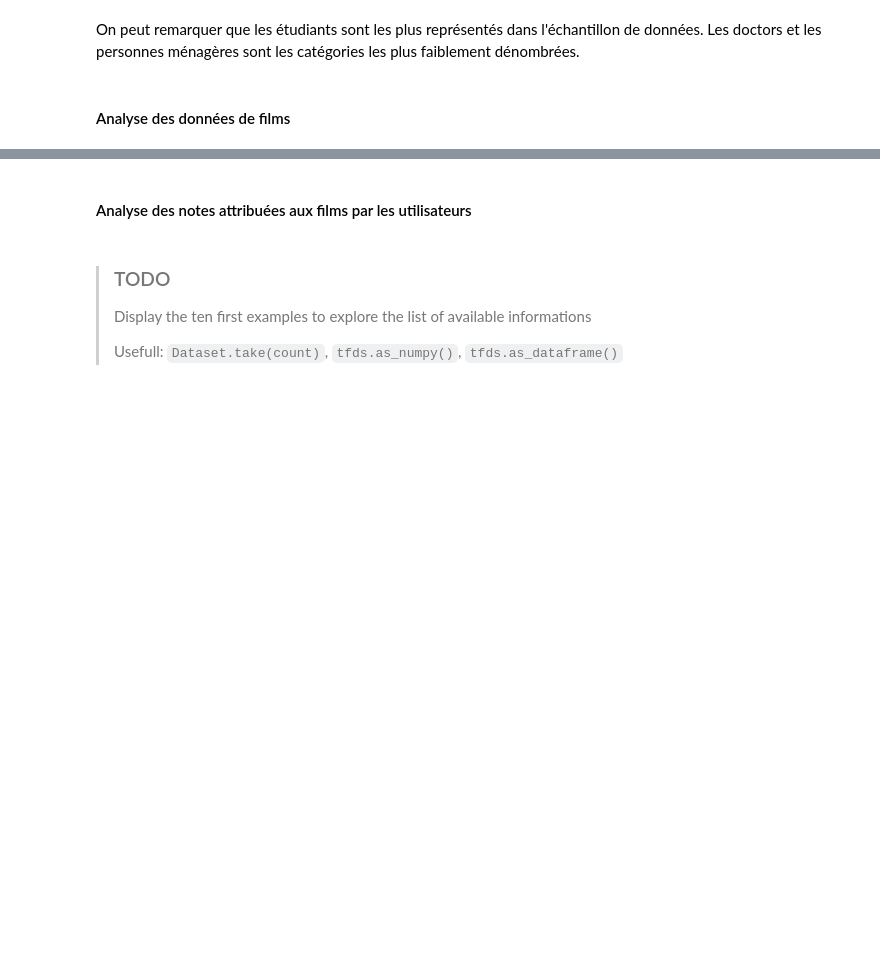
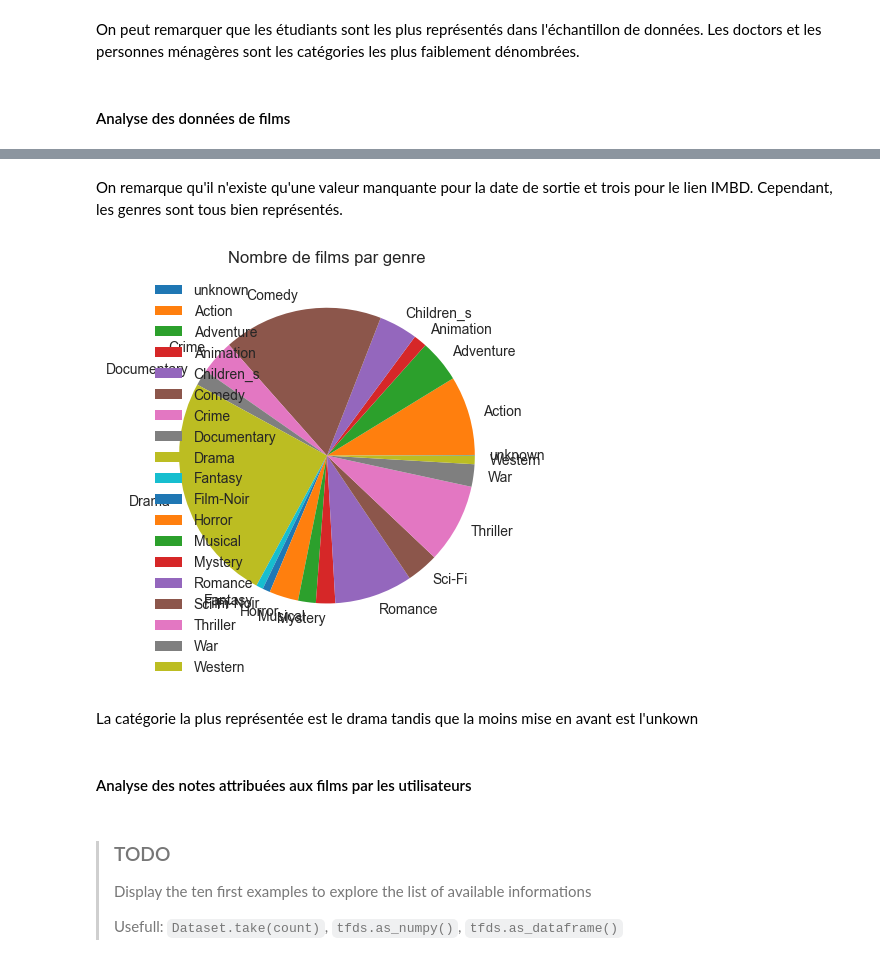
Before and after one commit to Arambarrix/recommander_system_for_movies, a Jupyter notebook: based_recommender_system_for_films.ipynb, the cells around one changed output, grey strips where cells are left out. Saved outputs shown, nothing was run; the diff lists cells and outputs as text; code cells hidden in the pictures; blank space fills up the shorter version.

Commit message:
Analyse des données utilisateurs et de films

```diff
--- a/based_recommender_system_for_films.ipynb
+++ b/based_recommender_system_for_films.ipynb
@@ -115,3 +164,18 @@ On peut remarquer que les étudiants sont les plus représentés dans l'échanti
+# %% [markdown]
+On remarque qu'il n'existe qu'une valeur manquante pour la date de sortie et trois pour le lien IMBD. Cependant, les genres sont tous bien représentés.
+# %%
+# Statitstiques sur chaque genre
+genres = [genre for genre in list(items.columns) if genre not in list(items.columns)[:4]]
+nombre_de_films = [items[genre].value_counts()[1] for genre in genres]
+# %%
+plt.pie(nombre_de_films, labels = genres)
+plt.legend(loc='best')
+plt.title("Nombre de films par genre")
+plt.show()
+# %% [output]
+[figure, added]
+# %% [markdown]
+La catégorie la plus représentée est le drama tandis que la moins mise en avant est l'unkown
 # %% [markdown]
 #### Analyse des notes attribuées aux films par les utilisateurs
 # %%
```
Also changed, not shown: parts of 9 cells of this notebook.
